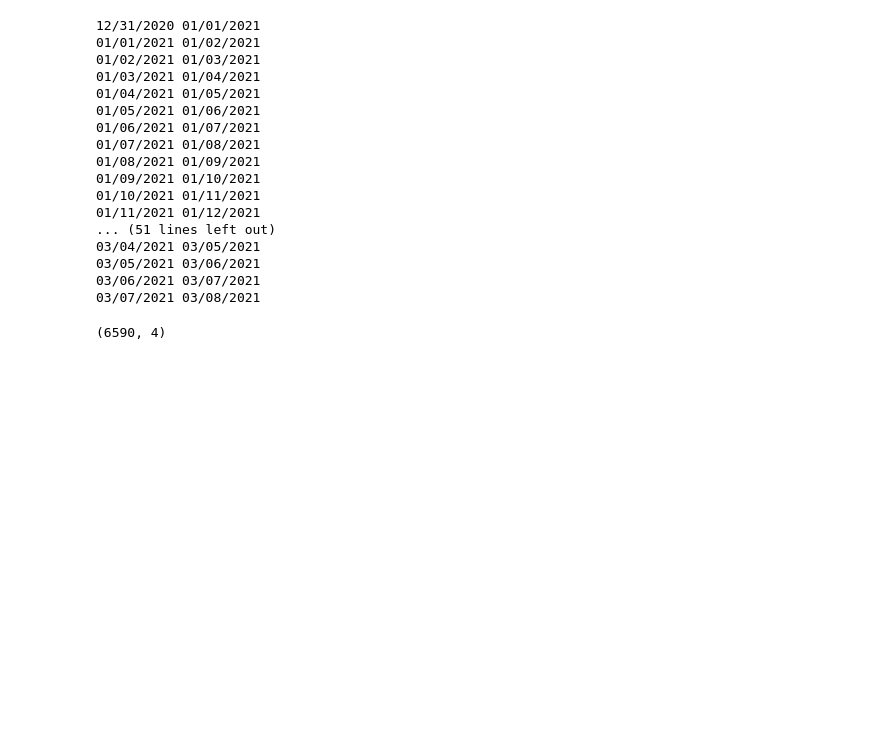
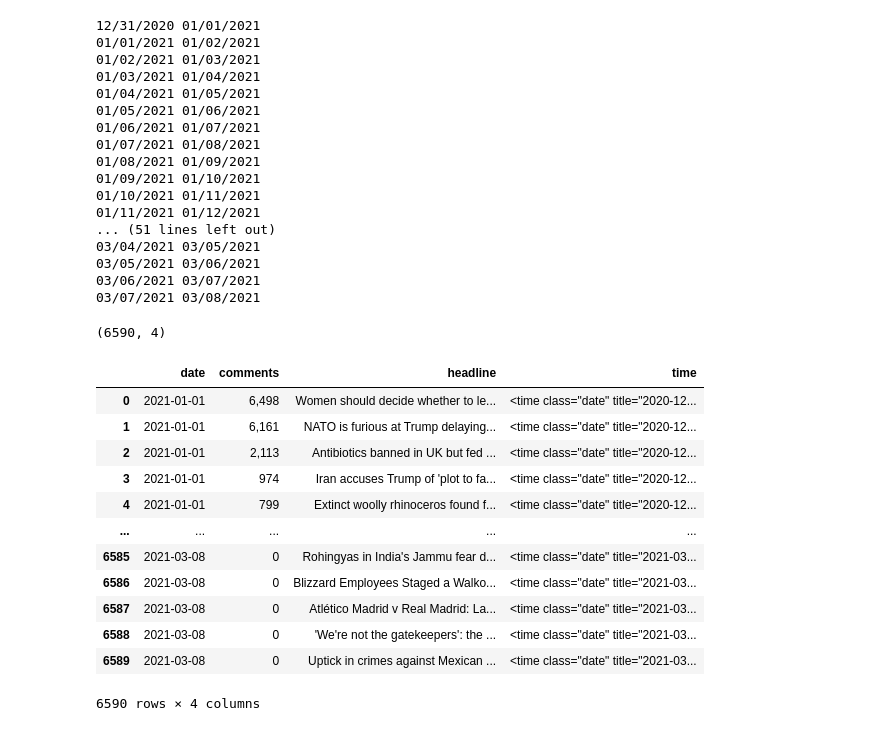
Before and after one commit to Amarilda/MscAston, a Jupyter notebook: MSC/reddit_missing data.ipynb, the cells around one changed output. Drawn from its saved outputs; the diff is of its cells as text; code cells hidden in the pictures; blank space fills up the shorter version.

```diff
--- a/MSC/reddit_missing data.ipynb
+++ b/MSC/reddit_missing data.ipynb
@@ -196,0 +139,21 @@ df.to_excel('old_reddit.xlsx')
+# %%
+connection = sqlite3.connect("MSC.db")
+cursor = connection.cursor()
+
+sql = ('Select  * from reddit_old')
+z =pd.read_sql_query(sql,connection)
+z
+# %% [output]
+|  | date | comments | headline | time |
+| 0 | 2021-01-01 | 6,498 | Women should decide whether to le... | <time class="date" title="2020-12... |
+| 1 | 2021-01-01 | 6,161 | NATO is furious at Trump delaying... | <time class="date" title="2020-12... |
+| 2 | 2021-01-01 | 2,113 | Antibiotics banned in UK but fed ... | <time class="date" title="2020-12... |
+| 3 | 2021-01-01 | 974 | Iran accuses Trump of 'plot to fa... | <time class="date" title="2020-12... |
+| 4 | 2021-01-01 | 799 | Extinct woolly rhinoceros found f... | <time class="date" title="2020-12... |
+| ... | ... | ... | ... | ... |
+| 6585 | 2021-03-08 | 0 | Rohingyas in India's Jammu fear d... | <time class="date" title="2021-03... |
+| 6586 | 2021-03-08 | 0 | Blizzard Employees Staged a Walko... | <time class="date" title="2021-03... |
+| 6587 | 2021-03-08 | 0 | Atlético Madrid v Real Madrid: La... | <time class="date" title="2021-03... |
+| 6588 | 2021-03-08 | 0 | 'We're not the gatekeepers': the ... | <time class="date" title="2021-03... |
+| 6589 | 2021-03-08 | 0 | Uptick in crimes against Mexican ... | <time class="date" title="2021-03... |
+6590 rows × 4 columns
```
Also changed, not shown: parts of 27 cells of this notebook, 2 other files.
